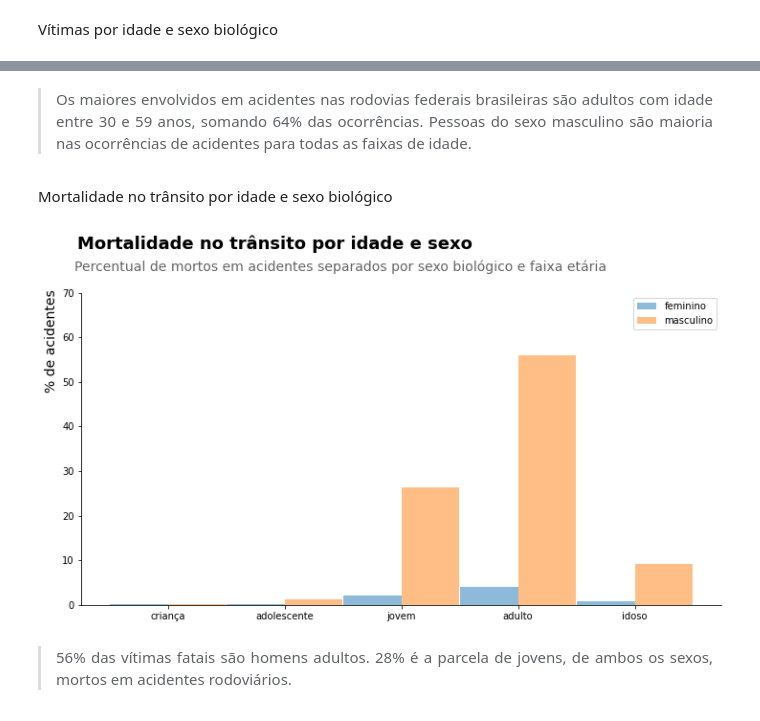
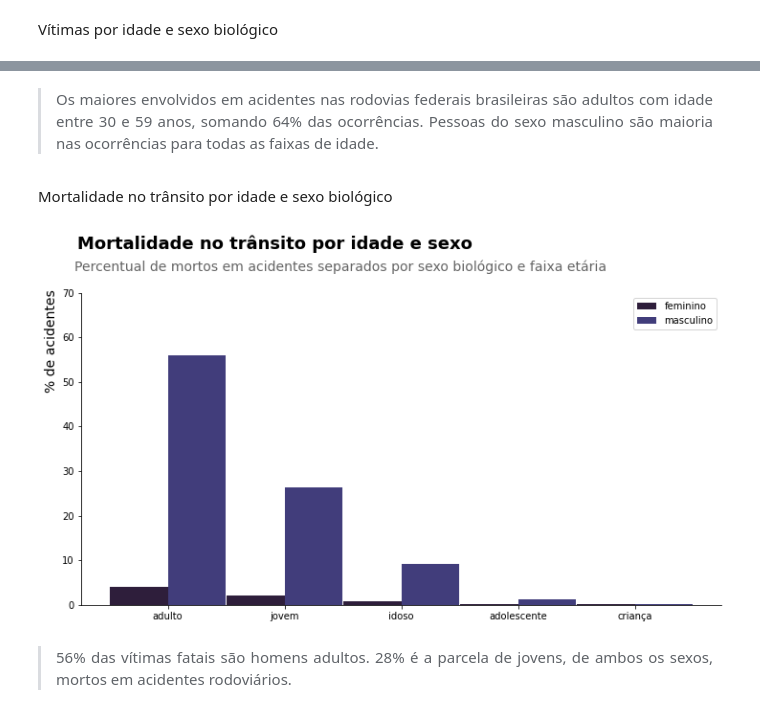
Before and after one commit to LilianeAquino/aed_projeto_1_revisitado, a Jupyter notebook: template_análise_exploratória.ipynb, the cells around one changed output, grey strips where cells are left out. Cells and saved outputs as stored; diff of their text form; code cells hidden in the pictures.

```diff
--- a/template_análise_exploratória.ipynb
+++ b/template_análise_exploratória.ipynb
@@ -122,3 +124,5 @@ for coluna in preprocessingFunctionsMap.keys():
+# %%
+df.reset_index(drop=True, inplace=True)
 # %% [markdown]
 ### Tratamento coluna data
 # %%
@@ -129,3 +135,6 @@ df.drop(['data_inversa'], axis=1, inplace=True)
+# %%
+df['feriado'] = df['data'].apply(getFeriadoNacional)
+df['feriado'] = df['feriado'].fillna('sem feriado')
 # %% [markdown]
 ### Remoção de valores inválidos
 # %%
@@ -193,3 +204,5 @@ df['porte_veiculo'] = df['tipo_veiculo'].apply(mapTamanhoVeiculos)
+# %%
+df['condicao_clima'] = df['condicao_metereologica'].map(mapClima)
 # %% [markdown]
 ## Análise exploratória dos dados
 # %% [markdown]
@@ -334,32 +368,32 @@ plt.show()
 # %% [markdown]
-> <p style='text-align: justify;'>Os maiores envolvidos em acidentes nas rodovias federais brasileiras são adultos com idade entre 30 e 59 anos, somando 64% das ocorrências. Pessoas do sexo masculino são maioria nas ocorrências de acidentes para todas as faixas de idade.<font size=2.85></font></p>
+> <p style='text-align: justify;'>Os maiores envolvidos em acidentes nas rodovias federais brasileiras são adultos com idade entre 30 e 59 anos, somando 64% das ocorrências. Pessoas do sexo masculino são maioria nas ocorrências para todas as faixas de idade.<font size=2.85></font></p>
 # %% [markdown]
 Mortalidade no trânsito por idade e sexo biológico
 # %%
 sample = df[['faixa_etaria', 'sexo', 'estado_fisico']].query('estado_fisico=="morto"')
 sample.drop(['estado_fisico'], axis=1, inplace=True)
 sample['count'] = 1
 
 df_pivot = pd.pivot_table(sample, values='count', index='faixa_etaria', columns='sexo', aggfunc=np.sum)
 
 for col in df_pivot.columns:
     df_pivot[col] = round((df_pivot[col]/sample.shape[0])*100, 2)
-
+df_pivot = df_pivot.sort_values(by='masculino', ascending=False)
 
 suptitle = 'Mortalidade no trânsito por idade e sexo'
 title = 'Percentual de mortos em acidentes separados por sexo biológico e faixa etária'
 
-df_pivot.plot.bar(width=0.987, alpha=0.5, figsize=(12, 6), rot=False).spines[['top', 'right']].set_visible(False)
+df_pivot.plot.bar(width=0.987, figsize=(12, 6), rot=False, color=sns.color_palette('mako')).spines[['top', 'right']].set_visible(False)
 plt.suptitle(suptitle, fontsize=18, y=1.02, horizontalalignment='left', x=0.12, color='black', weight='bold')
 plt.title(title, fontsize=14, color='#646464', y=1.05, loc='left', x=-0.01)
 plt.xlabel(None)
 plt.ylabel('% de acidentes', fontsize=14, horizontalalignment='left', y=0.68)
 plt.grid(False)
 plt.legend()
 plt.ylim(0, 70)
 plt.show()
 # %% [output]
-[figure, old version]
+[figure, new version]
 # %% [markdown]
 > <p style='text-align: justify;'>56% das vítimas fatais são homens adultos. 28% é a parcela de jovens, de ambos os sexos, mortos em acidentes rodoviários.<font size=2.85></font></p>
 # %% [markdown]
```
Also changed, not shown: parts of 55 cells of this notebook, 1 other file.
